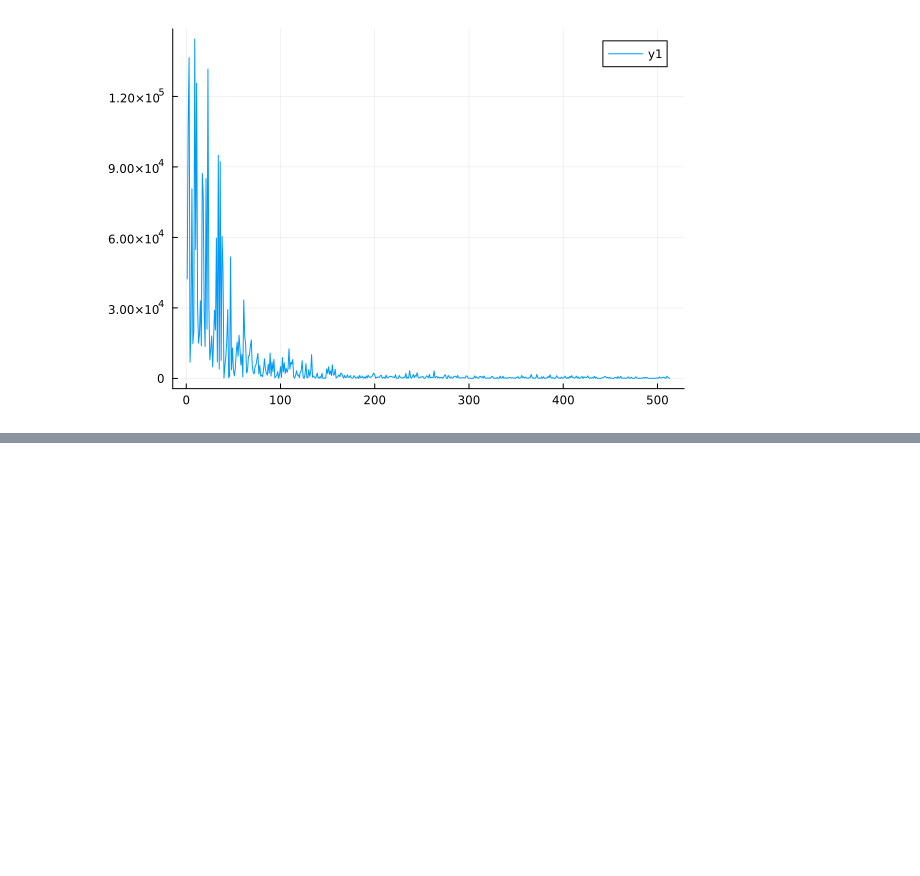
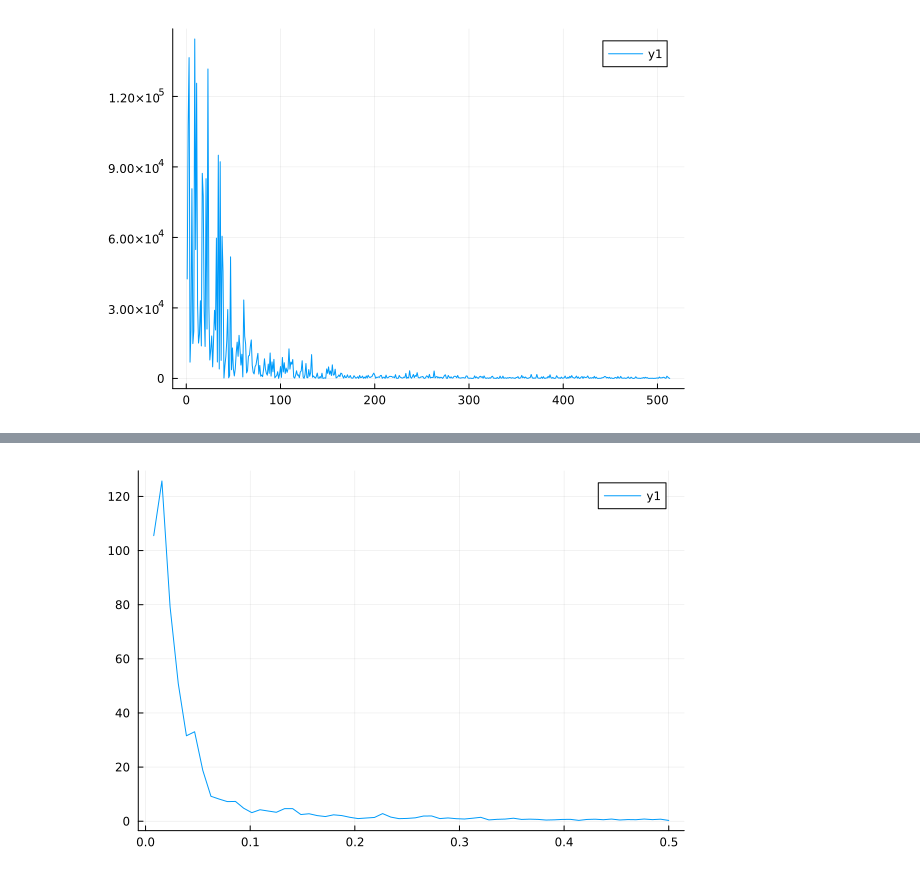
Before and after one commit to helmutstrey/BME-574-2024, a Jupyter notebook: fft_experiments.ipynb, the cells around one changed output, grey strips where cells are left out. Cells and saved outputs as stored; diff of their text form; code cells hidden in the pictures; blank space fills up the shorter version.

```diff
--- a/fft_experiments.ipynb
+++ b/fft_experiments.ipynb
@@ -165,3 +185,5 @@ frpx = abs.(frx) .^ 2
 plot(frpx)
 # %% [output]
 [figure]
+# %%
+pw = welch_pgram(x)
@@ -167,0 +232,4 @@ plot(frpx)
+# %%
+plot(pw.freq[2:end],pw.power[2:end])
+# %% [output]
+[figure, added]
```
Also changed, not shown: parts of 8 cells of this notebook, 3 other files.
